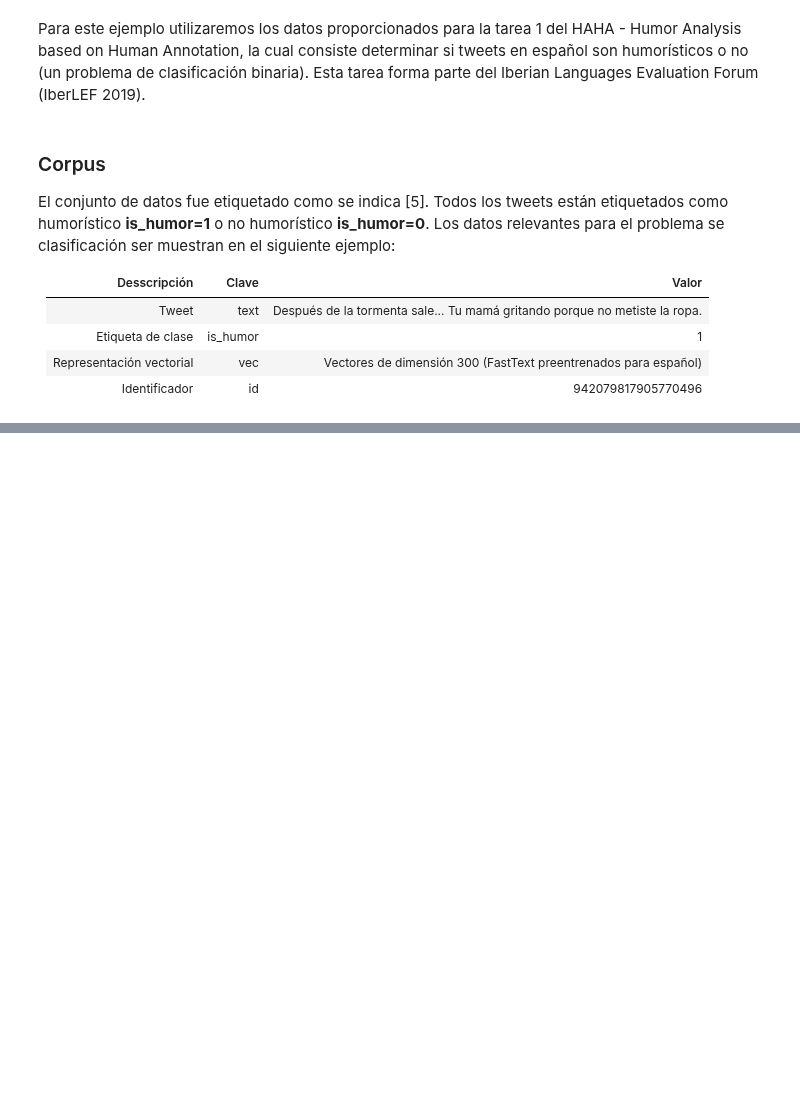
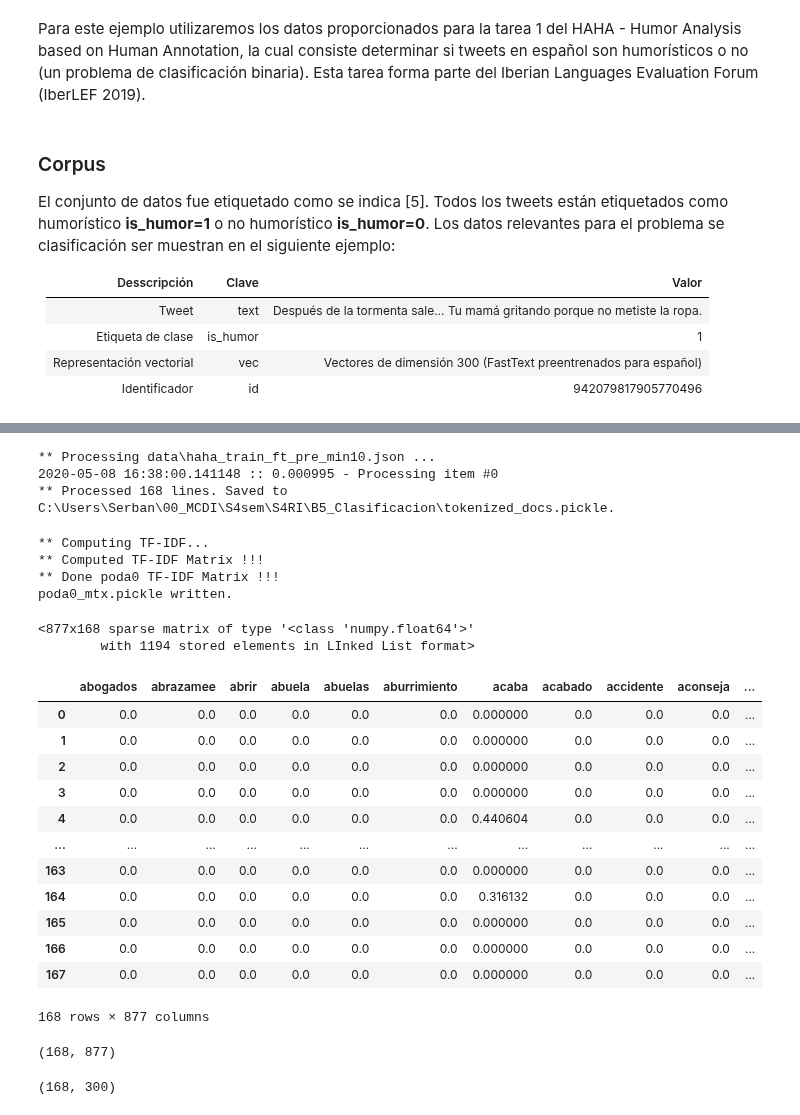
Before and after one commit to angelgarcan/public, a Jupyter notebook: B5_Clasificacion/aga-clasificacion.ipynb, the cells around one changed output, grey strips where cells are left out. Saved outputs shown, nothing was run; the diff lists cells and outputs as text; code cells hidden in the pictures; blank space fills up the shorter version.

Commit message:
2020-05-09T01:40:05: B5_Clasificacion

```diff
--- a/B5_Clasificacion/aga-clasificacion.ipynb
+++ b/B5_Clasificacion/aga-clasificacion.ipynb
@@ -101,0 +160,40 @@ pd.DataFrame(P).T.sort_values("f1_humor",ascending =False)
+# %%
+inv_idx = InvertedIdx("data\haha_train_ft_pre_min10.json")
+inv_idx.process(showProgressEach=10000, stemm=False)
+# %% [output]
+** Processing data\haha_train_ft_pre_min10.json ...
+2020-05-08 16:38:00.141148 :: 0.000995 - Processing item #0
+** Processed 168 lines. Saved to C:\Users\Serban\00_MCDI\S4sem\S4RI\B5_Clasificacion\tokenized_docs.pickle.
+# %%
+inv_idx.compute_mtx()
+tfidf=pd.DataFrame(inv_idx.idx_mtx.todense(), index=inv_idx.corpus).T
+tfidf
+# %% [output]
+** Computing TF-IDF...
+** Computed TF-IDF Matrix !!!
+** Done poda0 TF-IDF Matrix !!!
+poda0_mtx.pickle written.
+<877x168 sparse matrix of type '<class 'numpy.float64'>'
+        with 1194 stored elements in LInked List format>
+|  | abogados | abrazamee | abrir | abuela | abuelas | aburrimiento | acaba | acabado | accidente | aconseja | ... |
+| 0 | 0.0 | 0.0 | 0.0 | 0.0 | 0.0 | 0.0 | 0.000000 | 0.0 | 0.0 | 0.0 | ... |
+| 1 | 0.0 | 0.0 | 0.0 | 0.0 | 0.0 | 0.0 | 0.000000 | 0.0 | 0.0 | 0.0 | ... |
+| 2 | 0.0 | 0.0 | 0.0 | 0.0 | 0.0 | 0.0 | 0.000000 | 0.0 | 0.0 | 0.0 | ... |
+| 3 | 0.0 | 0.0 | 0.0 | 0.0 | 0.0 | 0.0 | 0.000000 | 0.0 | 0.0 | 0.0 | ... |
+| 4 | 0.0 | 0.0 | 0.0 | 0.0 | 0.0 | 0.0 | 0.440604 | 0.0 | 0.0 | 0.0 | ... |
+| ... | ... | ... | ... | ... | ... | ... | ... | ... | ... | ... | ... |
+| 163 | 0.0 | 0.0 | 0.0 | 0.0 | 0.0 | 0.0 | 0.000000 | 0.0 | 0.0 | 0.0 | ... |
+| 164 | 0.0 | 0.0 | 0.0 | 0.0 | 0.0 | 0.0 | 0.316132 | 0.0 | 0.0 | 0.0 | ... |
+| 165 | 0.0 | 0.0 | 0.0 | 0.0 | 0.0 | 0.0 | 0.000000 | 0.0 | 0.0 | 0.0 | ... |
+| 166 | 0.0 | 0.0 | 0.0 | 0.0 | 0.0 | 0.0 | 0.000000 | 0.0 | 0.0 | 0.0 | ... |
+| 167 | 0.0 | 0.0 | 0.0 | 0.0 | 0.0 | 0.0 | 0.000000 | 0.0 | 0.0 | 0.0 | ... |
+168 rows × 877 columns
+# %%
+tfidf.to_numpy().shape
+# %% [output]
+(168, 877)
+# %%
+# tfidf
+train.shape
+# %% [output]
+(168, 300)
```
Also changed, not shown: parts of 7 cells of this notebook, 1 other file.
